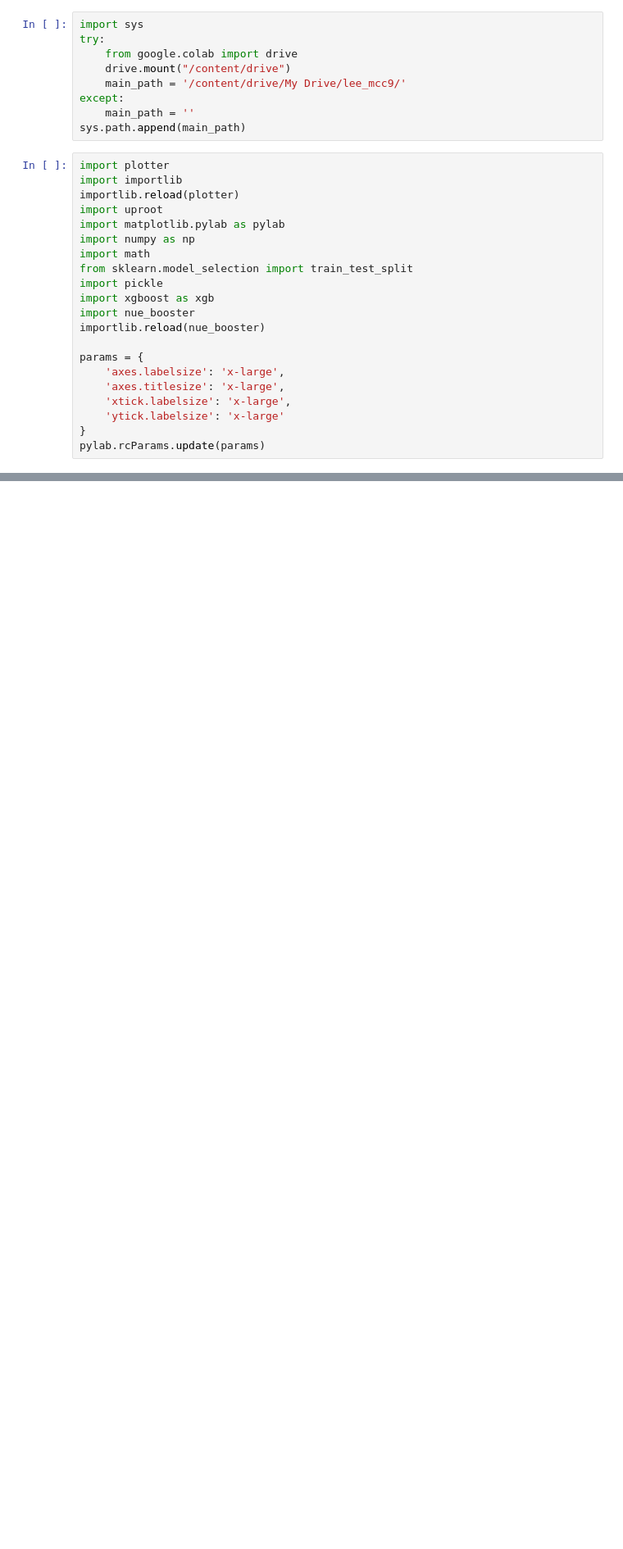
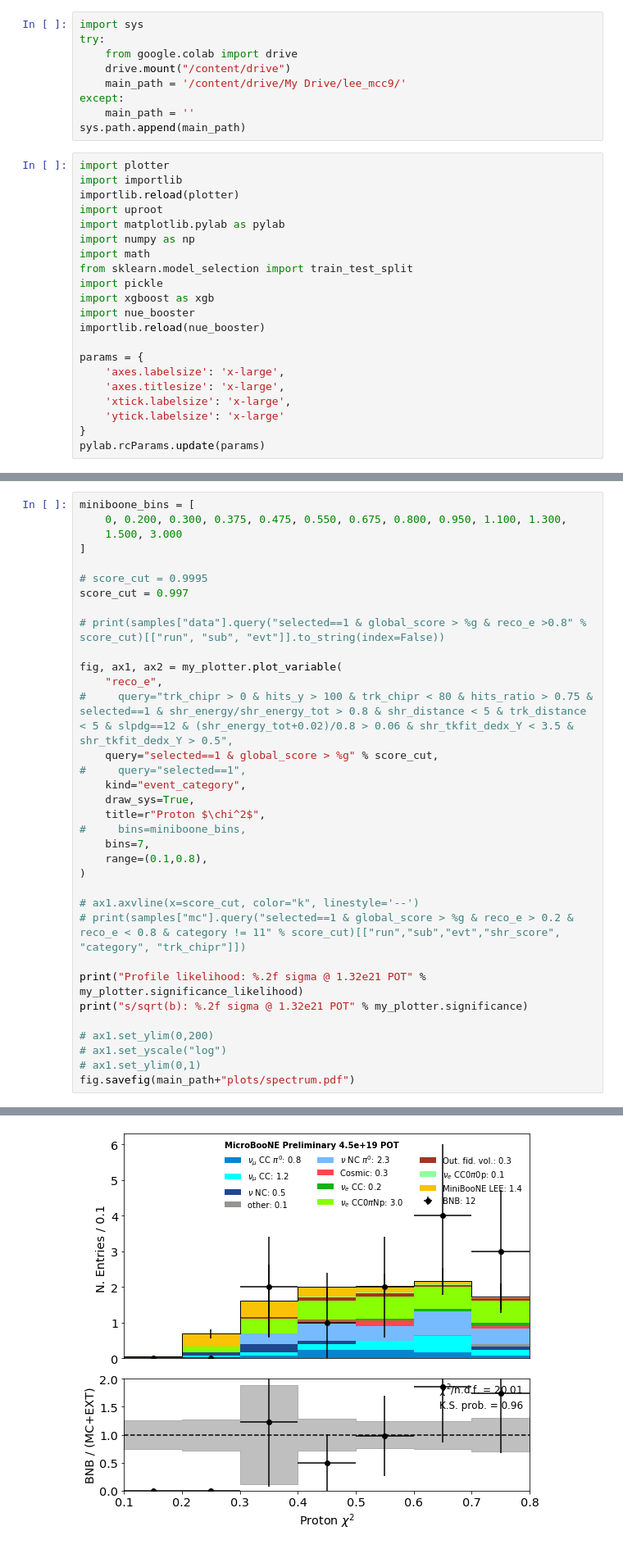
Before and after one commit to ubneutrinos/PELEE, a Jupyter notebook: Plotter.ipynb, the cells around one changed output, grey strips where cells are left out. Shown at 82% size. Drawn from its saved outputs; the diff is of its cells as text; blank space fills up the shorter version.

```diff
--- a/Plotter.ipynb
+++ b/Plotter.ipynb
@@ -264,0 +284,35 @@ my_plotter = plotter.Plotter(samples, weights)
+# %%
+miniboone_bins = [
+    0, 0.200, 0.300, 0.375, 0.475, 0.550, 0.675, 0.800, 0.950, 1.100, 1.300,
+    1.500, 3.000
+]
+
+# score_cut = 0.9995
+score_cut = 0.997
+
+# print(samples["data"].query("selected==1 & global_score > %g & reco_e >0.8" % score_cut)[["run", "sub", "evt"]].to_string(index=False))
+
+fig, ax1, ax2 = my_plotter.plot_variable(
+    "reco_e",
+#     query="trk_chipr > 0 & hits_y > 100 & trk_chipr < 80 & hits_ratio > 0.75 & selected==1 & shr_energy/shr_energy_tot > 0.8 & shr_distance < 5 & trk_distance < 5 & slpdg==12 & (shr_energy_tot+0.02)/0.8 > 0.06 & shr_tkfit_dedx_Y < 3.5 & shr_tkfit_dedx_Y > 0.5",
+    query="selected==1 & global_score > %g" % score_cut,
+#     query="selected==1",
+    kind="event_category",
+    draw_sys=True,
+    title=r"Proton $\chi^2$",
+#     bins=miniboone_bins,
+    bins=7,
+    range=(0.1,0.8),
+)
+
+# ax1.axvline(x=score_cut, color="k", linestyle='--')
+# print(samples["mc"].query("selected==1 & global_score > %g & reco_e > 0.2 & reco_e < 0.8 & category != 11" % score_cut)[["run","sub","evt","shr_score", "category", "trk_chipr"]])
+
+print("Profile likelihood: %.2f sigma @ 1.32e21 POT" % my_plotter.significance_likelihood)
+print("s/sqrt(b): %.2f sigma @ 1.32e21 POT" % my_plotter.significance)
+
+# ax1.set_ylim(0,200)
+# ax1.set_yscale("log")
+# ax1.set_ylim(0,1)
+fig.savefig(main_path+"plots/spectrum.pdf")
+# %% [output]
@@ -264,0 +321 @@ my_plotter = plotter.Plotter(samples, weights)
+[figure, added]
```
Also changed, not shown: parts of 11 cells of this notebook, 6 other files.
